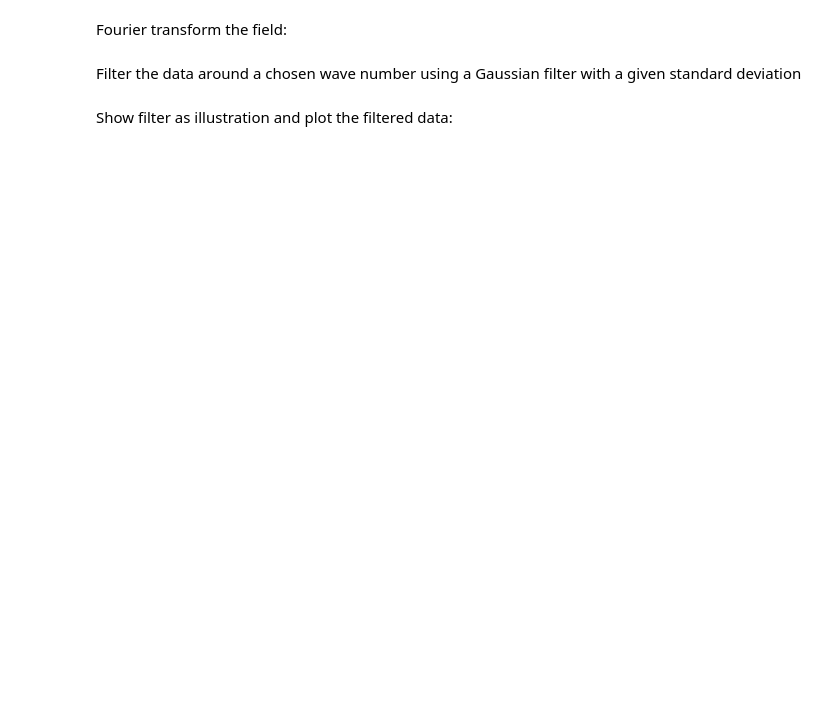
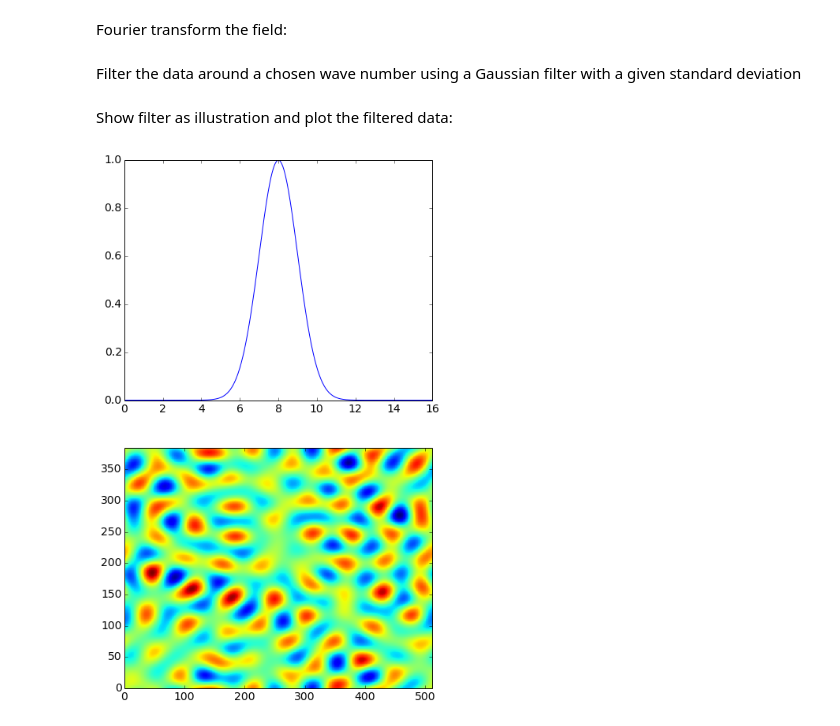
Before and after one commit to Chiil/smallprograms, a Jupyter notebook: ipython_notebook/first_test.ipynb, the cells around one changed output. Cells and saved outputs as stored; diff of their text form; code cells hidden in the pictures; blank space fills up the shorter version.

```diff
--- a/ipython_notebook/first_test.ipynb
+++ b/ipython_notebook/first_test.ipynb
@@ -34,23 +38,27 @@ Filter the data around a chosen wave number using a Gaussian filter with a given
 # %% [markdown]
 Show filter as illustration and plot the filtered data:
 # %%
-from IPython.html.widgets import interact, interactive
+from IPython.html.widgets import interact, interactive, interact_manual
 from IPython.html import widgets
+
 kk = np.sqrt(ii**2 + jj**2)
+
 def filter(kmn = 8., ksd = 1.):
     # wave number kmn
     # standard deviation guassian ksd
-    f,ax = subplots(1,2)
-    f.set_figwidth(14)
-    f.set_figheight(6)
+    f,ax = subplots(2,1)
+    f.set_figwidth(7)
+    f.set_figheight(12)
+
     alpha = np.exp( -(kk - kmn)**2 / (2.*ksd**2) )
     afft_filter = alpha * afft
     a_filter = np.fft.irfft2(afft_filter)
-    print("Mean = {0}".format(a_filter.mean()))
     ktest = np.linspace(0, 16., 1000)
     ftest = np.exp(-(ktest - kmn)**2 / (2.*ksd**2) )
     ax[0].plot(ktest, ftest)
     ax[1].pcolormesh(i, j, a_filter)
     ax[1].set_xlim(0, itot)
     ax[1].set_ylim(0, jtot)
-interact(filter, kmn = (1.0,20.0,1.), ksd = (0.1, 3.0, 0.1));
+interact_manual(filter, kmn = (1.0,20.0,0.5), ksd = (0.1, 3.0, 0.1))
+# %% [output]
+[figure, added]
```
Also changed, not shown: parts of 2 cells of this notebook, 1 other file.
